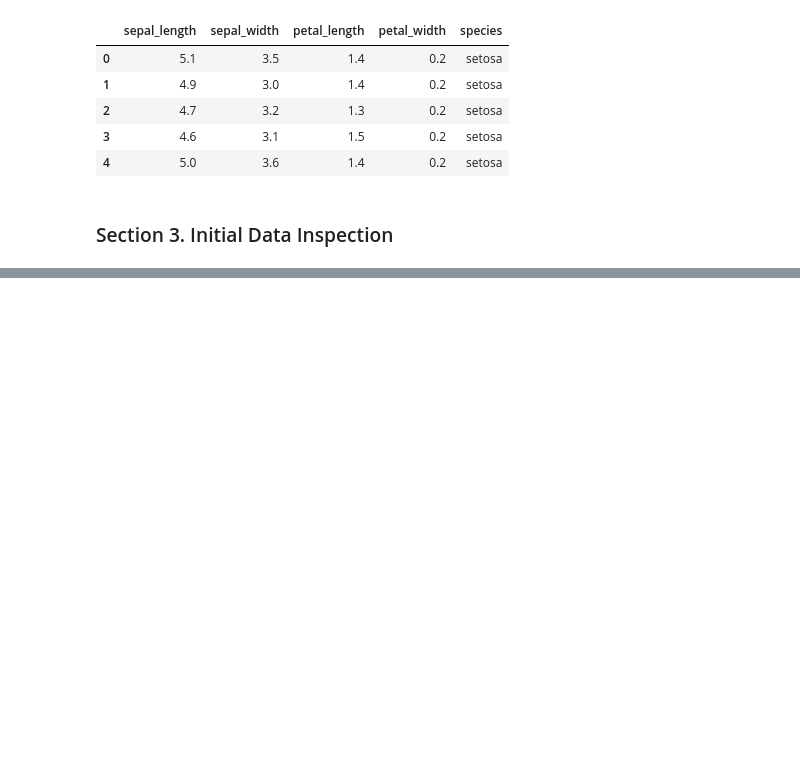
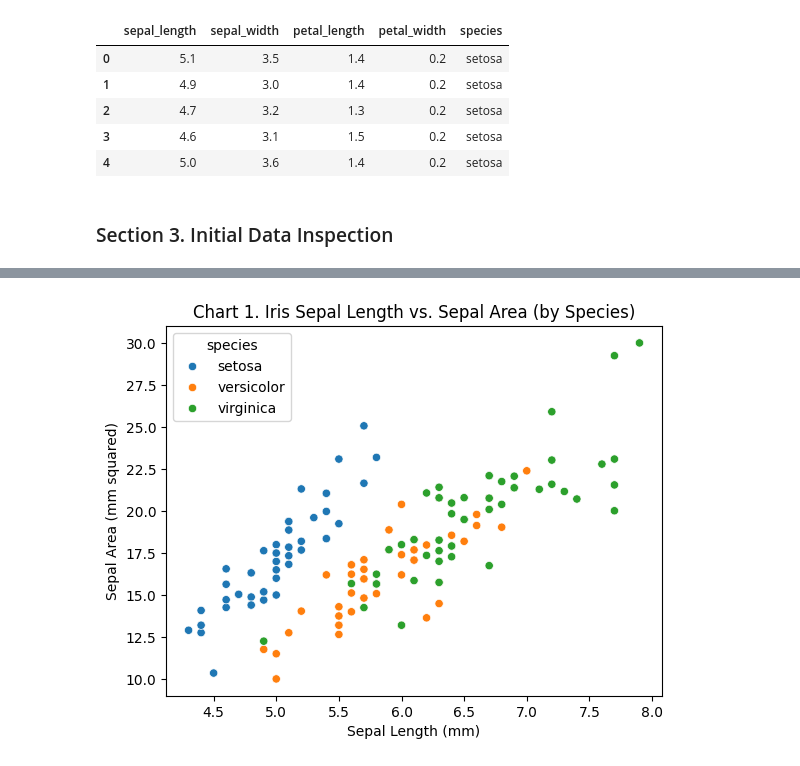
Before and after one commit to JfromNWMS/datafun-04-eda, a Jupyter notebook: jordan_eda.ipynb, the cells around one changed output, grey strips where cells are left out. Cells and saved outputs as stored; diff of their text form; code cells hidden in the pictures; blank space fills up the shorter version.

```diff
--- a/jordan_eda.ipynb
+++ b/jordan_eda.ipynb
@@ -27,0 +96,12 @@ iris_df.head()
+# %%
+scatter_plt: Axes = sns.scatterplot(
+    data=iris_df, x="Sepal Length", y="Sepal Area", hue="species"
+)
+
+scatter_plt.set_xlabel("Sepal Length (mm)")
+scatter_plt.set_ylabel("Sepal Area (mm squared)")
+scatter_plt.set_title("Chart 1. Iris Sepal Length vs. Sepal Area (by Species)")
+
+matplotlib.pyplot.show()
+# %% [output]
+[figure, added]
```
Also changed, not shown: parts of 13 cells of this notebook.
